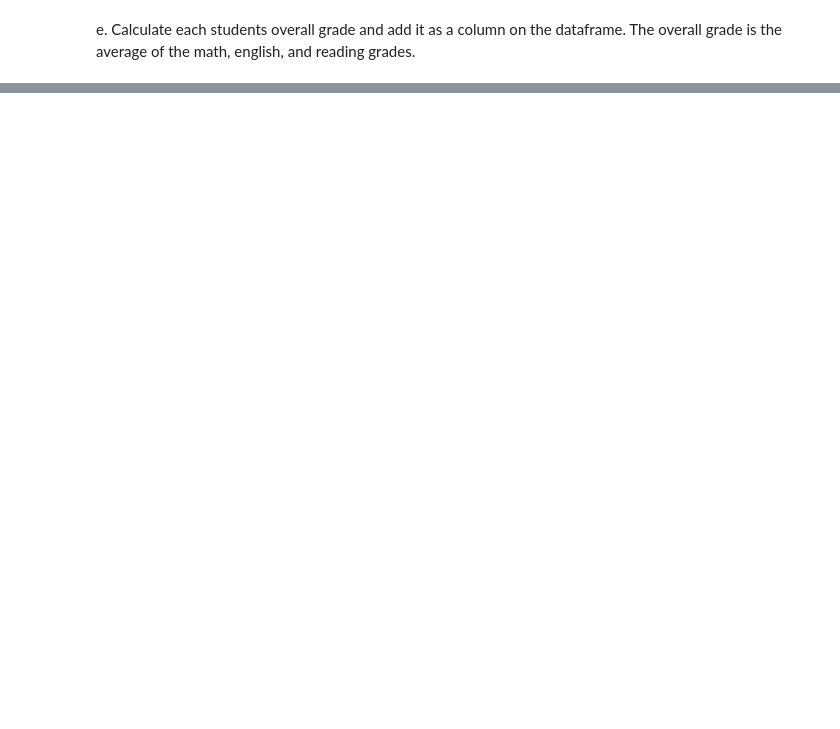
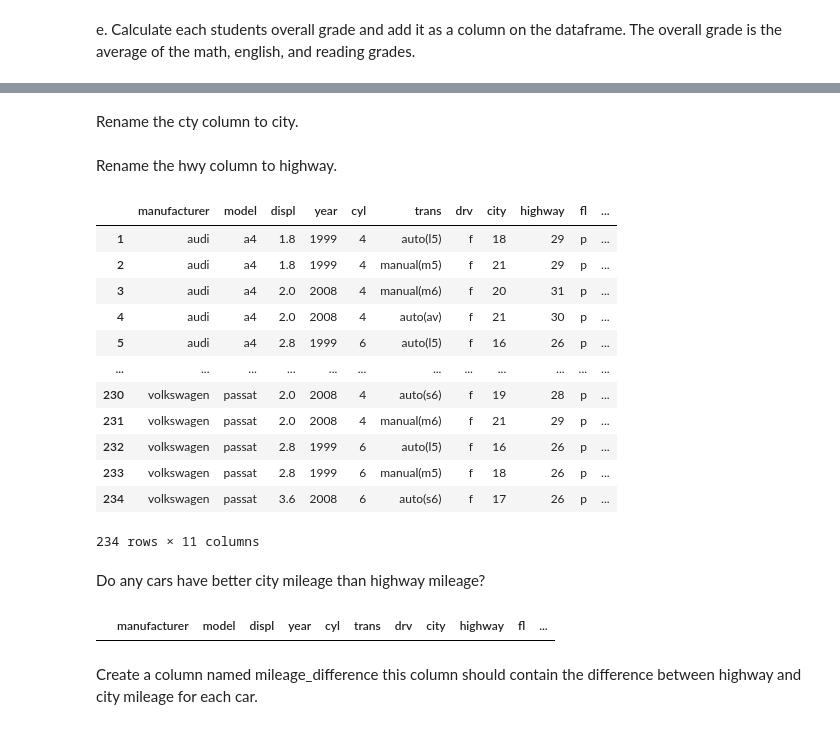
Before and after one commit to jesse-d-marder/numpy-pandas-visualization-exercises, a Jupyter notebook: dataframes.ipynb, the cells around one changed output, grey strips where cells are left out. Cells and saved outputs as stored; diff of their text form; code cells hidden in the pictures; blank space fills up the shorter version.

```diff
--- a/dataframes.ipynb
+++ b/dataframes.ipynb
@@ -70,0 +121,3 @@ e. Calculate each students overall grade and add it as a column on the dataframe
+# %%
+mpg = data("mpg",show_doc= True)
+mpg = data("mpg")
@@ -70,0 +201,32 @@ e. Calculate each students overall grade and add it as a column on the dataframe
+# %% [markdown]
+Rename the cty column to city.
+# %%
+mpg.rename(columns = {'cty':'city'}, inplace = True)
+# %% [markdown]
+Rename the hwy column to highway.
+# %%
+mpg.rename(columns = {'hwy':'highway'}, inplace = True)
+# %%
+mpg
+# %% [output]
+|  | manufacturer | model | displ | year | cyl | trans | drv | city | highway | fl | ... |
+| 1 | audi | a4 | 1.8 | 1999 | 4 | auto(l5) | f | 18 | 29 | p | ... |
+| 2 | audi | a4 | 1.8 | 1999 | 4 | manual(m5) | f | 21 | 29 | p | ... |
+| 3 | audi | a4 | 2.0 | 2008 | 4 | manual(m6) | f | 20 | 31 | p | ... |
+| 4 | audi | a4 | 2.0 | 2008 | 4 | auto(av) | f | 21 | 30 | p | ... |
+| 5 | audi | a4 | 2.8 | 1999 | 6 | auto(l5) | f | 16 | 26 | p | ... |
+| ... | ... | ... | ... | ... | ... | ... | ... | ... | ... | ... | ... |
+| 230 | volkswagen | passat | 2.0 | 2008 | 4 | auto(s6) | f | 19 | 28 | p | ... |
+| 231 | volkswagen | passat | 2.0 | 2008 | 4 | manual(m6) | f | 21 | 29 | p | ... |
+| 232 | volkswagen | passat | 2.8 | 1999 | 6 | auto(l5) | f | 16 | 26 | p | ... |
+| 233 | volkswagen | passat | 2.8 | 1999 | 6 | manual(m5) | f | 18 | 26 | p | ... |
+| 234 | volkswagen | passat | 3.6 | 2008 | 6 | auto(s6) | f | 17 | 26 | p | ... |
+234 rows × 11 columns
+# %% [markdown]
+Do any cars have better city mileage than highway mileage?
+# %%
+mpg[mpg.city>mpg.highway]
+# %% [output]
+|  | manufacturer | model | displ | year | cyl | trans | drv | city | highway | fl | ... |
+# %% [markdown]
+Create a column named mileage_difference this column should contain the difference between highway and city mileage for each car.
```
Also changed, not shown: parts of 26 cells of this notebook, 1 other file.
